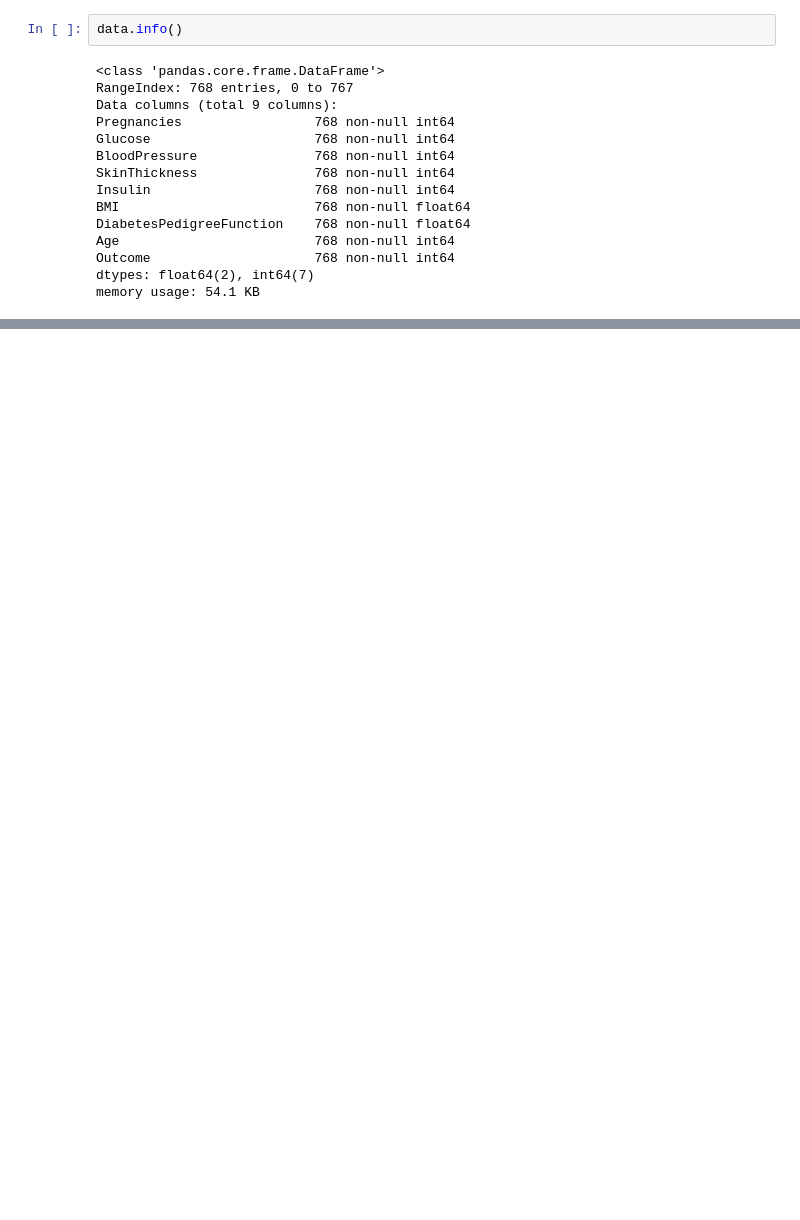
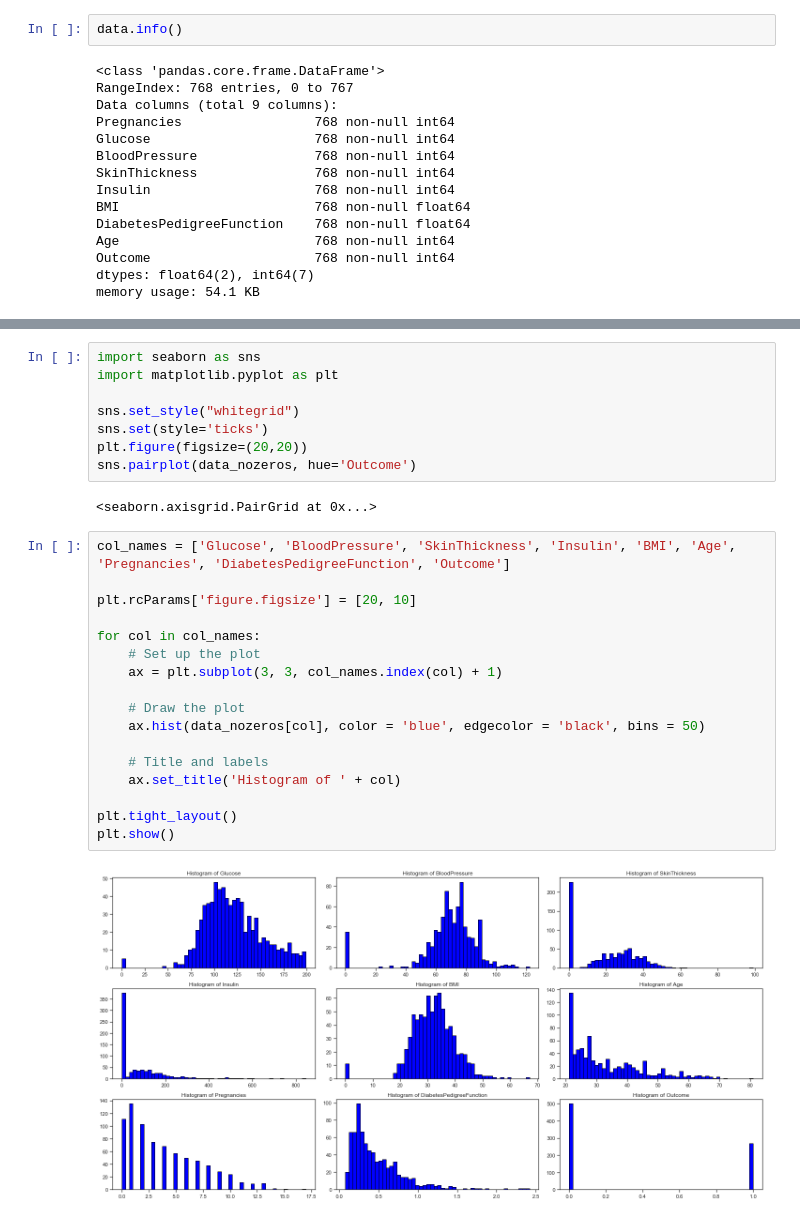
Before and after one commit to durden2/big_data_pk, a Jupyter notebook: Preprocessing.ipynb, the cells around one changed output, grey strips where cells are left out. Cells and saved outputs as stored; diff of their text form; blank space fills up the shorter version.

```diff
--- a/Preprocessing.ipynb
+++ b/Preprocessing.ipynb
@@ -68,0 +53,29 @@ data_selected.to_csv('diabetes_selected.csv', index=None)
+# %%
+import seaborn as sns
+import matplotlib.pyplot as plt
+
+sns.set_style("whitegrid")
+sns.set(style='ticks')
+plt.figure(figsize=(20,20))
+sns.pairplot(data_nozeros, hue='Outcome')
+# %% [output]
+<seaborn.axisgrid.PairGrid at 0x...>
+# %%
+col_names = ['Glucose', 'BloodPressure', 'SkinThickness', 'Insulin', 'BMI', 'Age', 'Pregnancies', 'DiabetesPedigreeFunction', 'Outcome']
+
+plt.rcParams['figure.figsize'] = [20, 10]
+
+for col in col_names:
+    # Set up the plot
+    ax = plt.subplot(3, 3, col_names.index(col) + 1)
+
+    # Draw the plot
+    ax.hist(data_nozeros[col], color = 'blue', edgecolor = 'black', bins = 50)
+
+    # Title and labels
+    ax.set_title('Histogram of ' + col)
+
+plt.tight_layout()
+plt.show()
+# %% [output]
+[figure, added]
```
Also changed, not shown: parts of 21 cells of this notebook.
